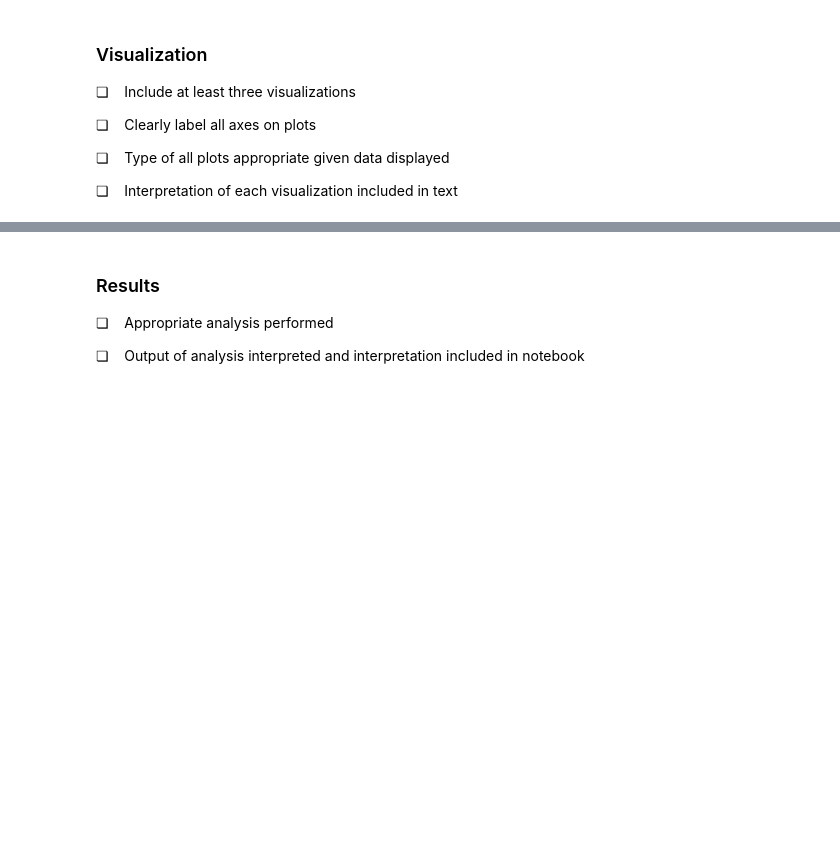
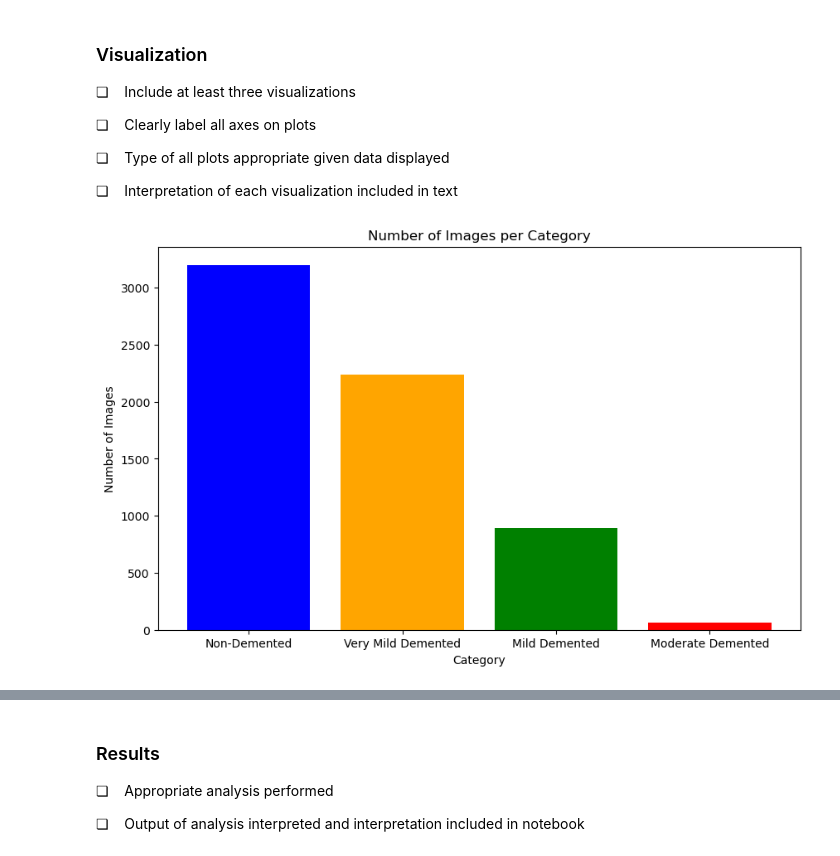
Before and after one commit to natdosan/cogs138project, a Jupyter notebook: final_project.ipynb, the cells around one changed output, grey strips where cells are left out. Saved outputs shown, nothing was run; the diff lists cells and outputs as text; code cells hidden in the pictures; blank space fills up the shorter version.

```diff
--- a/final_project.ipynb
+++ b/final_project.ipynb
@@ -75,3 +81,15 @@ Loaded 64 images with shape (128, 128)
  ❏    Type of all plots appropriate given data displayed
 
  ❏    Interpretation of each visualization included in text
+# %%
+categories = ['Non-Demented', 'Very Mild Demented', 'Mild Demented', 'Moderate Demented']
+counts = [len(non_demented), len(very_mild_demented), len(mild_demented), len(moderate_demented)]
+
+plt.figure(figsize=(10, 6))
+plt.bar(categories, counts, color=['blue', 'orange', 'green', 'red'])
+plt.title('Number of Images per Category')
+plt.xlabel('Category')
+plt.ylabel('Number of Images')
+plt.show()
+# %% [output]
+[figure, added]
```
Also changed, not shown: parts of 7 cells of this notebook.
